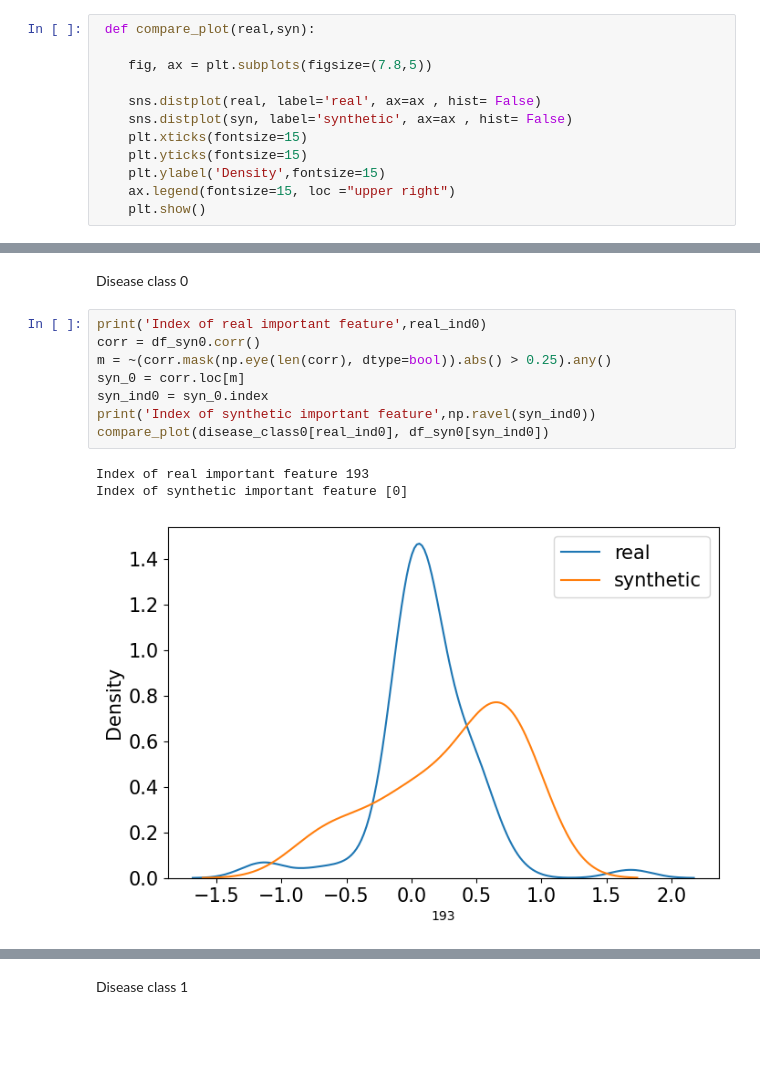
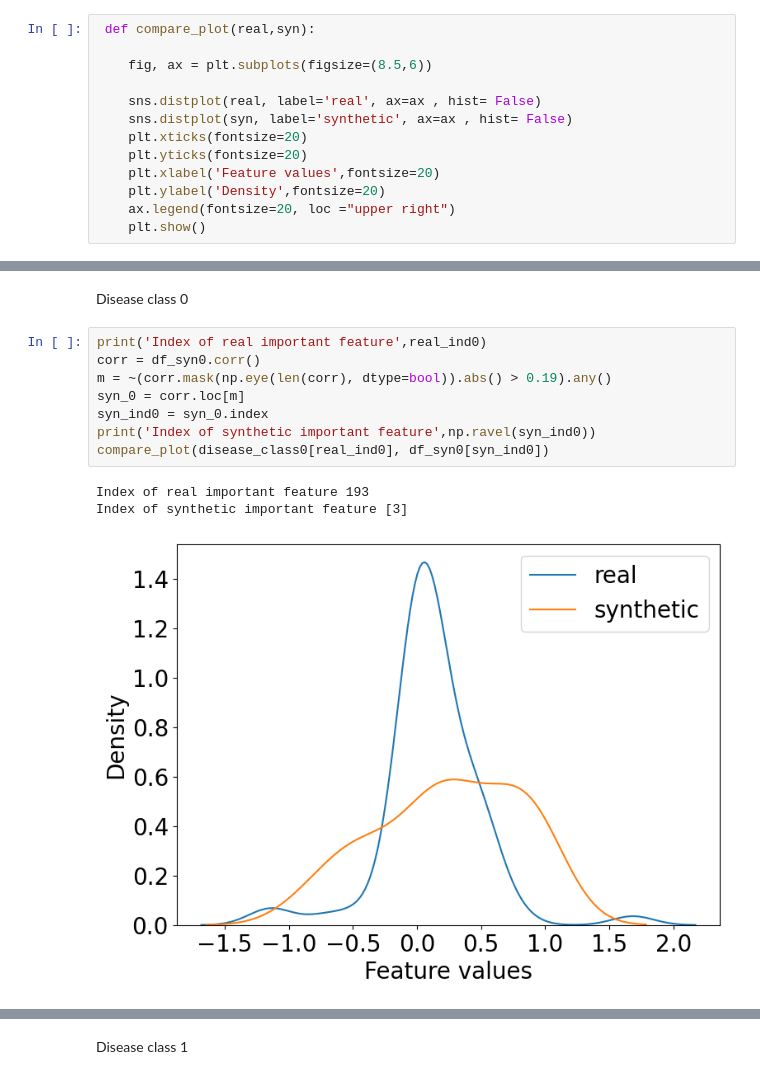
Before and after one commit to pallabee/master-thesis, a Jupyter notebook: evaluation/approach_3/pubmed/realistic_features.ipynb, the cells around one changed output, grey strips where cells are left out. Cells and saved outputs as stored; diff of their text form; blank space fills up the shorter version.

```diff
--- a/evaluation/approach_3/pubmed/realistic_features.ipynb
+++ b/evaluation/approach_3/pubmed/realistic_features.ipynb
@@ -482,12 +482,13 @@ df_syn7.head()
 # %%
  def compare_plot(real,syn):
 
-    fig, ax = plt.subplots(figsize=(7.8,5))
+    fig, ax = plt.subplots(figsize=(8.5,6))
 
     sns.distplot(real, label='real', ax=ax , hist= False)
     sns.distplot(syn, label='synthetic', ax=ax , hist= False)
-    plt.xticks(fontsize=15)
-    plt.yticks(fontsize=15)
-    plt.ylabel('Density',fontsize=15)
-    ax.legend(fontsize=15, loc ="upper right")
+    plt.xticks(fontsize=20)
+    plt.yticks(fontsize=20)
+    plt.xlabel('Feature values',fontsize=20)
+    plt.ylabel('Density',fontsize=20)
+    ax.legend(fontsize=20, loc ="upper right")
     plt.show()
@@ -546,12 +648,12 @@ Disease class 0
 # %%
 print('Index of real important feature',real_ind0)
 corr = df_syn0.corr()
-m = ~(corr.mask(np.eye(len(corr), dtype=bool)).abs() > 0.25).any()
+m = ~(corr.mask(np.eye(len(corr), dtype=bool)).abs() > 0.19).any()
 syn_0 = corr.loc[m]
 syn_ind0 = syn_0.index
 print('Index of synthetic important feature',np.ravel(syn_ind0))
 compare_plot(disease_class0[real_ind0], df_syn0[syn_ind0])
 # %% [output]
 Index of real important feature 193
-Index of synthetic important feature [0]
+Index of synthetic important feature [3]
-[figure, old version]
+[figure, new version]
```
Also changed, not shown: parts of 57 cells of this notebook.
